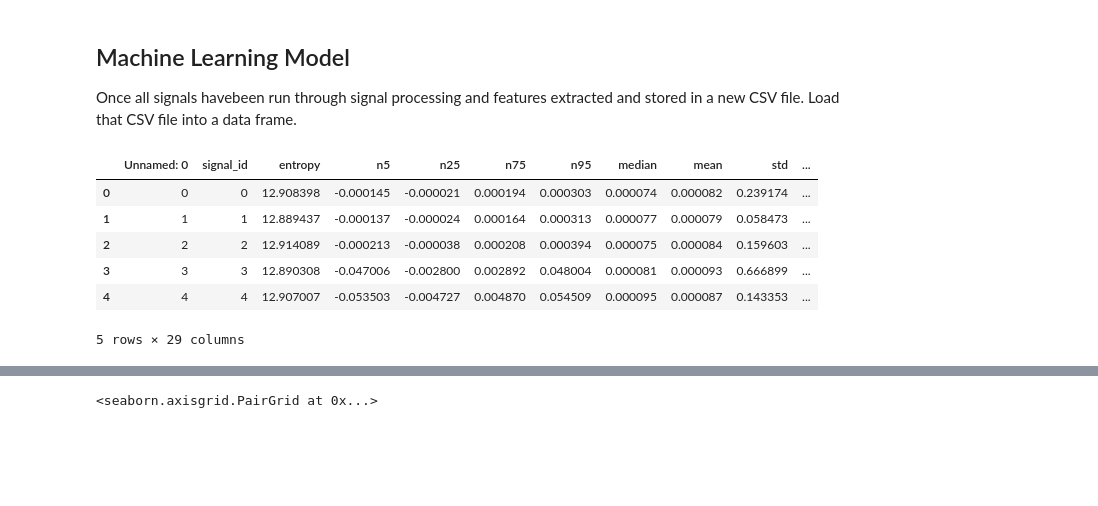
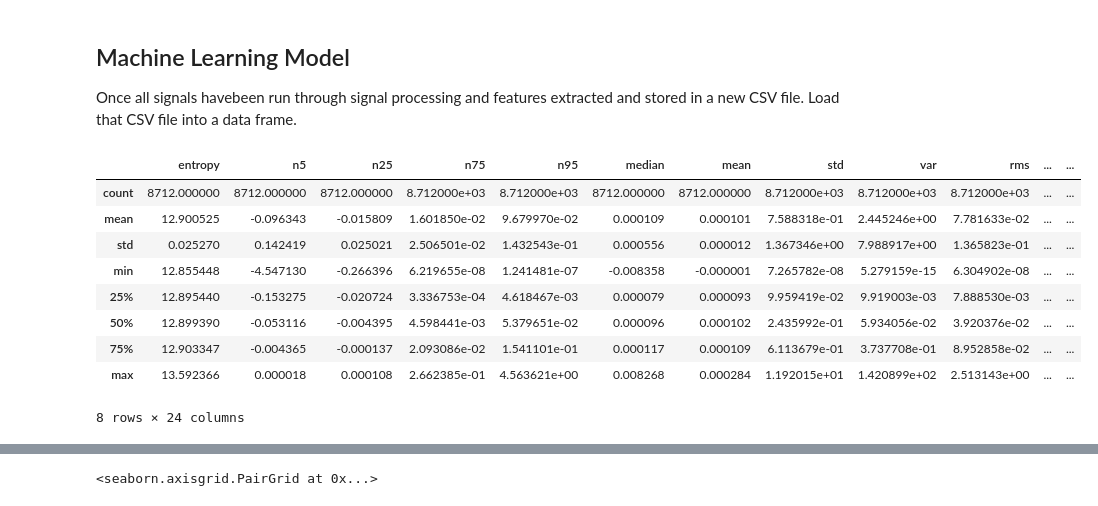
Before and after one commit to jeffreyegan/VSB_Power_Line_Fault_Detection, a Jupyter notebook: VSB_Final.ipynb, the cells around one changed output, grey strips where cells are left out. Cells and saved outputs as stored; diff of their text form; code cells hidden in the pictures; blank space fills up the shorter version.

```diff
--- a/VSB_Final.ipynb
+++ b/VSB_Final.ipynb
@@ -426,14 +426,19 @@ Once all signals havebeen run through signal processing and features extracted a
 # %%
 import pandas as pd
 df = pd.read_csv("/home/jeffrey/repos/VSB_Power_Line_Fault_Detection/extracted_features/train_featuresHiLo_thresh_4.5_db4.csv")
-df.head()
+features = ["entropy", "n5", "n25", "n75", "n95", "median", "mean", "std", "var", "rms", "no_zero_crossings", "no_mean_crossings", "min_height", "max_height", "mean_height", "min_width", "max_width", "mean_width", "num_detect_peak", "num_true_peaks", "low_high_ratio", "hi_true", "lo_true", "low_high_ratio_true"]
+target = ["fault"]
+df[features].describe()
 # %% [output]
-|  | Unnamed: 0 | signal_id | entropy | n5 | n25 | n75 | n95 | median | mean | std | ... |
-| 0 | 0 | 0 | 12.908398 | -0.000145 | -0.000021 | 0.000194 | 0.000303 | 0.000074 | 0.000082 | 0.239174 | ... |
-| 1 | 1 | 1 | 12.889437 | -0.000137 | -0.000024 | 0.000164 | 0.000313 | 0.000077 | 0.000079 | 0.058473 | ... |
-| 2 | 2 | 2 | 12.914089 | -0.000213 | -0.000038 | 0.000208 | 0.000394 | 0.000075 | 0.000084 | 0.159603 | ... |
-| 3 | 3 | 3 | 12.890308 | -0.047006 | -0.002800 | 0.002892 | 0.048004 | 0.000081 | 0.000093 | 0.666899 | ... |
-| 4 | 4 | 4 | 12.907007 | -0.053503 | -0.004727 | 0.004870 | 0.054509 | 0.000095 | 0.000087 | 0.143353 | ... |
+|  | entropy | n5 | n25 | n75 | n95 | median | mean | std | var | rms | ... | ... |
+| count | 8712.000000 | 8712.000000 | 8712.000000 | 8.712000e+03 | 8.712000e+03 | 8712.000000 | 8712.000000 | 8.712000e+03 | 8.712000e+03 | 8.712000e+03 | ... | ... |
+| mean | 12.900525 | -0.096343 | -0.015809 | 1.601850e-02 | 9.679970e-02 | 0.000109 | 0.000101 | 7.588318e-01 | 2.445246e+00 | 7.781633e-02 | ... | ... |
+| std | 0.025270 | 0.142419 | 0.025021 | 2.506501e-02 | 1.432543e-01 | 0.000556 | 0.000012 | 1.367346e+00 | 7.988917e+00 | 1.365823e-01 | ... | ... |
+| min | 12.855448 | -4.547130 | -0.266396 | 6.219655e-08 | 1.241481e-07 | -0.008358 | -0.000001 | 7.265782e-08 | 5.279159e-15 | 6.304902e-08 | ... | ... |
+| 25% | 12.895440 | -0.153275 | -0.020724 | 3.336753e-04 | 4.618467e-03 | 0.000079 | 0.000093 | 9.959419e-02 | 9.919003e-03 | 7.888530e-03 | ... | ... |
+| 50% | 12.899390 | -0.053116 | -0.004395 | 4.598441e-03 | 5.379651e-02 | 0.000096 | 0.000102 | 2.435992e-01 | 5.934056e-02 | 3.920376e-02 | ... | ... |
+| 75% | 12.903347 | -0.004365 | -0.000137 | 2.093086e-02 | 1.541101e-01 | 0.000117 | 0.000109 | 6.113679e-01 | 3.737708e-01 | 8.952858e-02 | ... | ... |
+| max | 13.592366 | 0.000018 | 0.000108 | 2.662385e-01 | 4.563621e+00 | 0.008268 | 0.000284 | 1.192015e+01 | 1.420899e+02 | 2.513143e+00 | ... | ... |
-5 rows × 29 columns
+8 rows × 24 columns
 # %%
 from sklearn.model_selection import train_test_split
```
Also changed, not shown: parts of 2 cells of this notebook, 5 other files.
